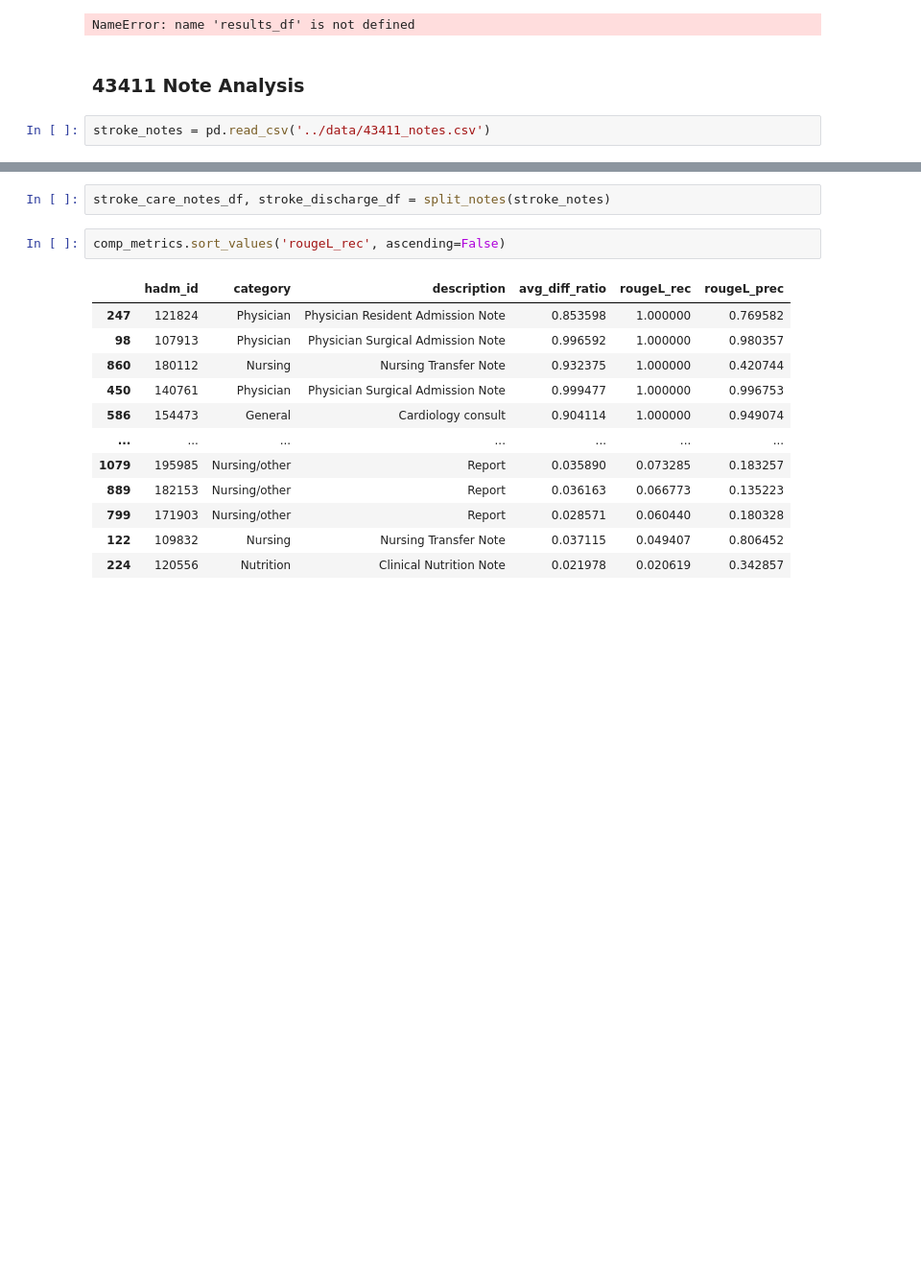
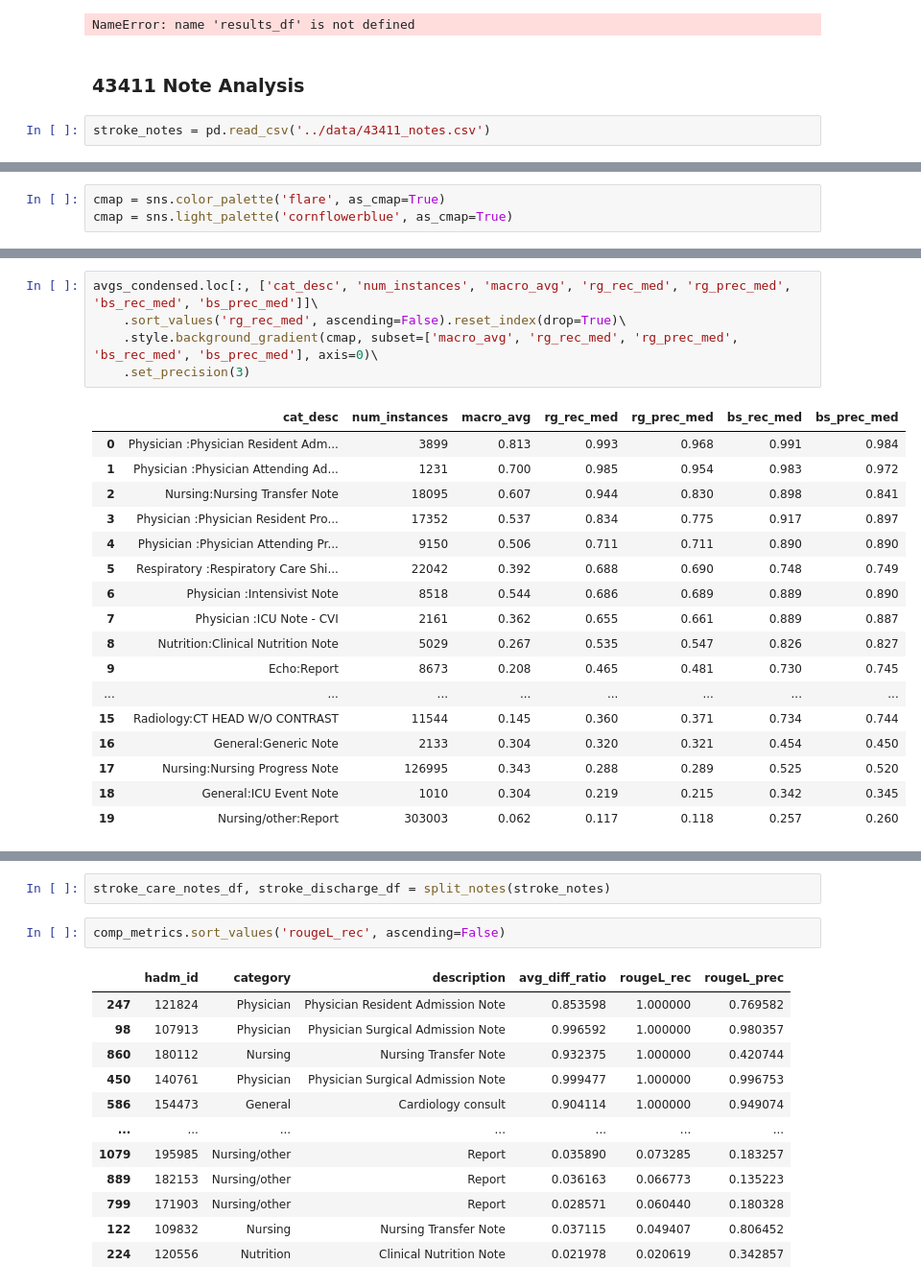
Before and after one commit to tomolopolis/clinical_sum, a Jupyter notebook: Redundnacy_Exploration.ipynb, the cells around one changed output, grey strips where cells are left out. Shown at 96% size. Drawn from its saved outputs; the diff is of its cells as text; blank space fills up the shorter version.

```diff
--- a/Redundnacy_Exploration.ipynb
+++ b/Redundnacy_Exploration.ipynb
@@ -168,0 +251,3 @@ stroke_notes = pd.read_csv('../data/43411_notes.csv')
+# %%
+cmap = sns.color_palette('flare', as_cmap=True)
+cmap = sns.light_palette('cornflowerblue', as_cmap=True)
@@ -168,0 +284,23 @@ stroke_notes = pd.read_csv('../data/43411_notes.csv')
+# %%
+avgs_condensed.loc[:, ['cat_desc', 'num_instances', 'macro_avg', 'rg_rec_med', 'rg_prec_med', 'bs_rec_med', 'bs_prec_med']]\
+    .sort_values('rg_rec_med', ascending=False).reset_index(drop=True)\
+    .style.background_gradient(cmap, subset=['macro_avg', 'rg_rec_med', 'rg_prec_med', 'bs_rec_med', 'bs_prec_med'], axis=0)\
+    .set_precision(3)
+# %% [output]
+|  | cat_desc | num_instances | macro_avg | rg_rec_med | rg_prec_med | bs_rec_med | bs_prec_med |
+| 0 | Physician :Physician Resident Adm... | 3899 | 0.813 | 0.993 | 0.968 | 0.991 | 0.984 |
+| 1 | Physician :Physician Attending Ad... | 1231 | 0.700 | 0.985 | 0.954 | 0.983 | 0.972 |
+| 2 | Nursing:Nursing Transfer Note | 18095 | 0.607 | 0.944 | 0.830 | 0.898 | 0.841 |
+| 3 | Physician :Physician Resident Pro... | 17352 | 0.537 | 0.834 | 0.775 | 0.917 | 0.897 |
+| 4 | Physician :Physician Attending Pr... | 9150 | 0.506 | 0.711 | 0.711 | 0.890 | 0.890 |
+| 5 | Respiratory :Respiratory Care Shi... | 22042 | 0.392 | 0.688 | 0.690 | 0.748 | 0.749 |
+| 6 | Physician :Intensivist Note | 8518 | 0.544 | 0.686 | 0.689 | 0.889 | 0.890 |
+| 7 | Physician :ICU Note - CVI | 2161 | 0.362 | 0.655 | 0.661 | 0.889 | 0.887 |
+| 8 | Nutrition:Clinical Nutrition Note | 5029 | 0.267 | 0.535 | 0.547 | 0.826 | 0.827 |
+| 9 | Echo:Report | 8673 | 0.208 | 0.465 | 0.481 | 0.730 | 0.745 |
+| ... | ... | ... | ... | ... | ... | ... | ... |
+| 15 | Radiology:CT HEAD W/O CONTRAST | 11544 | 0.145 | 0.360 | 0.371 | 0.734 | 0.744 |
+| 16 | General:Generic Note | 2133 | 0.304 | 0.320 | 0.321 | 0.454 | 0.450 |
+| 17 | Nursing:Nursing Progress Note | 126995 | 0.343 | 0.288 | 0.289 | 0.525 | 0.520 |
+| 18 | General:ICU Event Note | 1010 | 0.304 | 0.219 | 0.215 | 0.342 | 0.345 |
+| 19 | Nursing/other:Report | 303003 | 0.062 | 0.117 | 0.118 | 0.257 | 0.260 |
```
Also changed, not shown: parts of 39 cells of this notebook, 2 other files.
